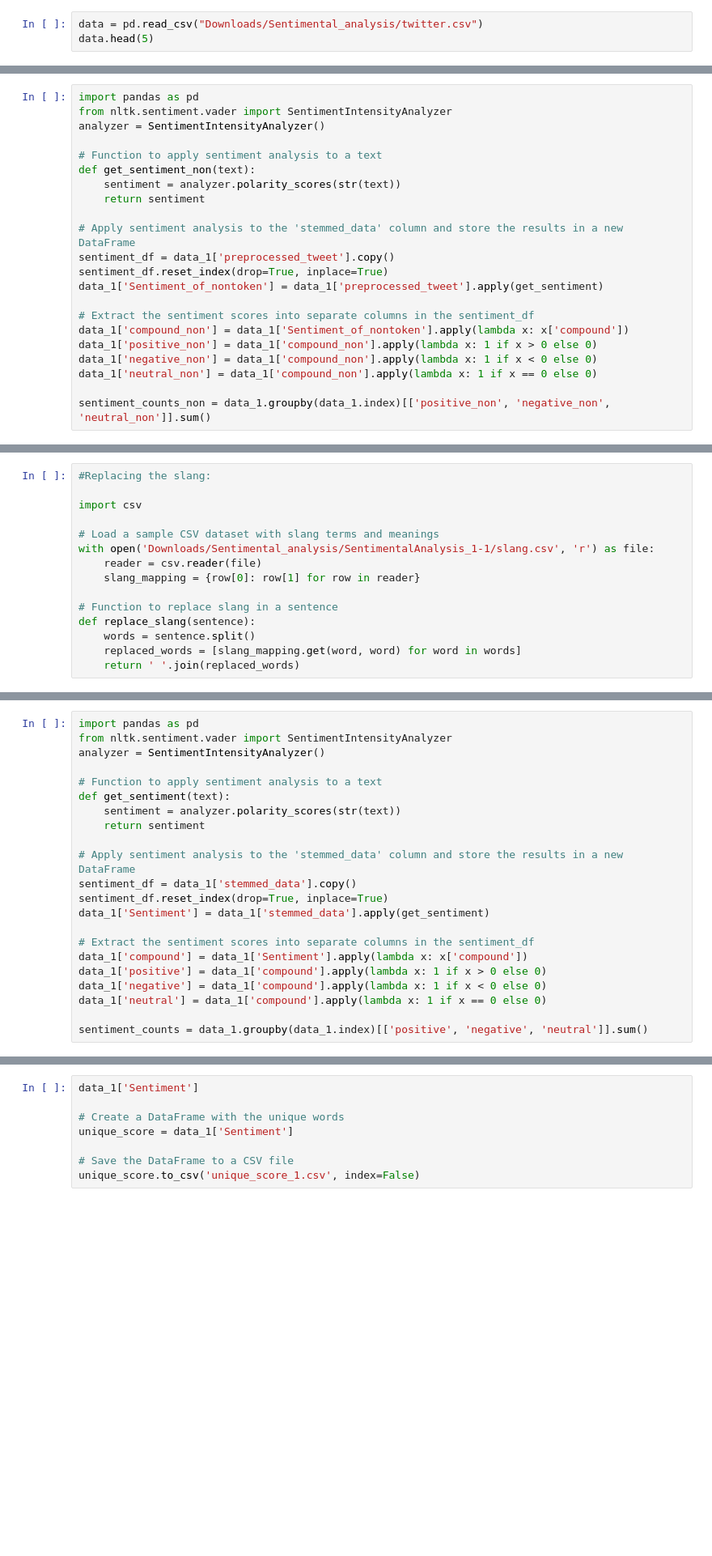
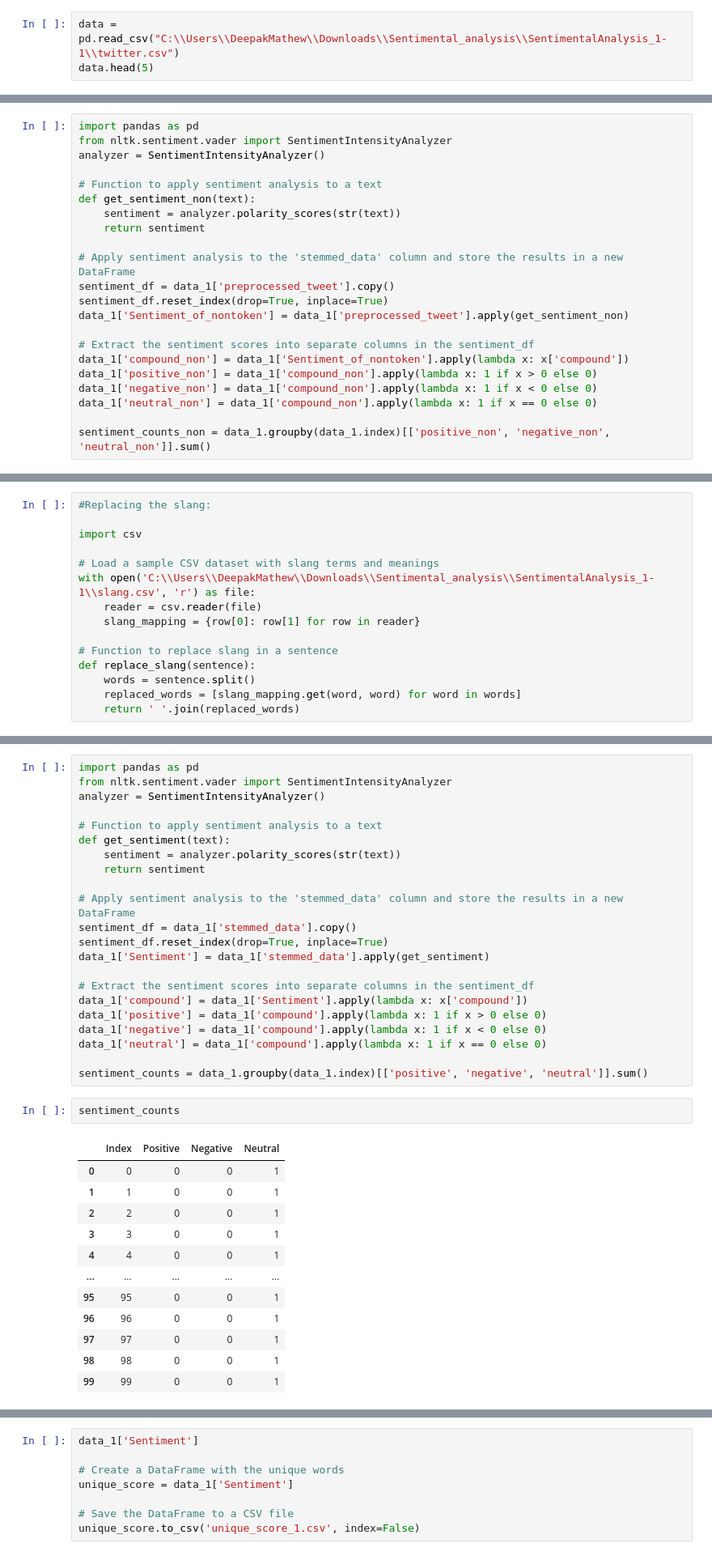
Before and after one commit to analystmatt22/SentimentalAnalysis_1, a Jupyter notebook: LSTM.ipynb, the cells around one changed output, grey strips where cells are left out. Shown at 81% size. Drawn from its saved outputs; the diff is of its cells as text; blank space fills up the shorter version.

```diff
--- a/LSTM.ipynb
+++ b/LSTM.ipynb
@@ -14,7 +14,7 @@ import re
 # %%
 #Tweets review analysis:
 # %%
-data = pd.read_csv("Downloads/Sentimental_analysis/twitter.csv")
+data = pd.read_csv("C:\\Users\\DeepakMathew\\Downloads\\Sentimental_analysis\\SentimentalAnalysis_1-1\\twitter.csv")
 data.head(5)
 # %% [output]
 |  | id | label | tweet |
@@ -99,7 +99,7 @@ def get_sentiment_non(text):
 # Apply sentiment analysis to the 'stemmed_data' column and store the results in a new DataFrame
 sentiment_df = data_1['preprocessed_tweet'].copy()
 sentiment_df.reset_index(drop=True, inplace=True)
-data_1['Sentiment_of_nontoken'] = data_1['preprocessed_tweet'].apply(get_sentiment)
+data_1['Sentiment_of_nontoken'] = data_1['preprocessed_tweet'].apply(get_sentiment_non)
 
 # Extract the sentiment scores into separate columns in the sentiment_df
 data_1['compound_non'] = data_1['Sentiment_of_nontoken'].apply(lambda x: x['compound'])
@@ -184,7 +184,7 @@ plt.show()
 import csv
 
 # Load a sample CSV dataset with slang terms and meanings
-with open('Downloads/Sentimental_analysis/SentimentalAnalysis_1-1/slang.csv', 'r') as file:
+with open('C:\\Users\\DeepakMathew\\Downloads\\Sentimental_analysis\\SentimentalAnalysis_1-1\\slang.csv', 'r') as file:
     reader = csv.reader(file)
     slang_mapping = {row[0]: row[1] for row in reader}
 
@@ -454,3 +457,18 @@ data_1['negative'] = data_1['compound'].apply(lambda x: 1 if x < 0 else 0)
 data_1['neutral'] = data_1['compound'].apply(lambda x: 1 if x == 0 else 0)
 
 sentiment_counts = data_1.groupby(data_1.index)[['positive', 'negative', 'neutral']].sum()
+# %%
+sentiment_counts
+# %% [output]
+|  | Index | Positive | Negative | Neutral |
+| 0 | 0 | 0 | 0 | 1 |
+| 1 | 1 | 0 | 0 | 1 |
+| 2 | 2 | 0 | 0 | 1 |
+| 3 | 3 | 0 | 0 | 1 |
+| 4 | 4 | 0 | 0 | 1 |
+| ... | ... | ... | ... | ... |
+| 95 | 95 | 0 | 0 | 1 |
+| 96 | 96 | 0 | 0 | 1 |
+| 97 | 97 | 0 | 0 | 1 |
+| 98 | 98 | 0 | 0 | 1 |
+| 99 | 99 | 0 | 0 | 1 |
```
Also changed, not shown: parts of 18 cells of this notebook, 6 other files.
